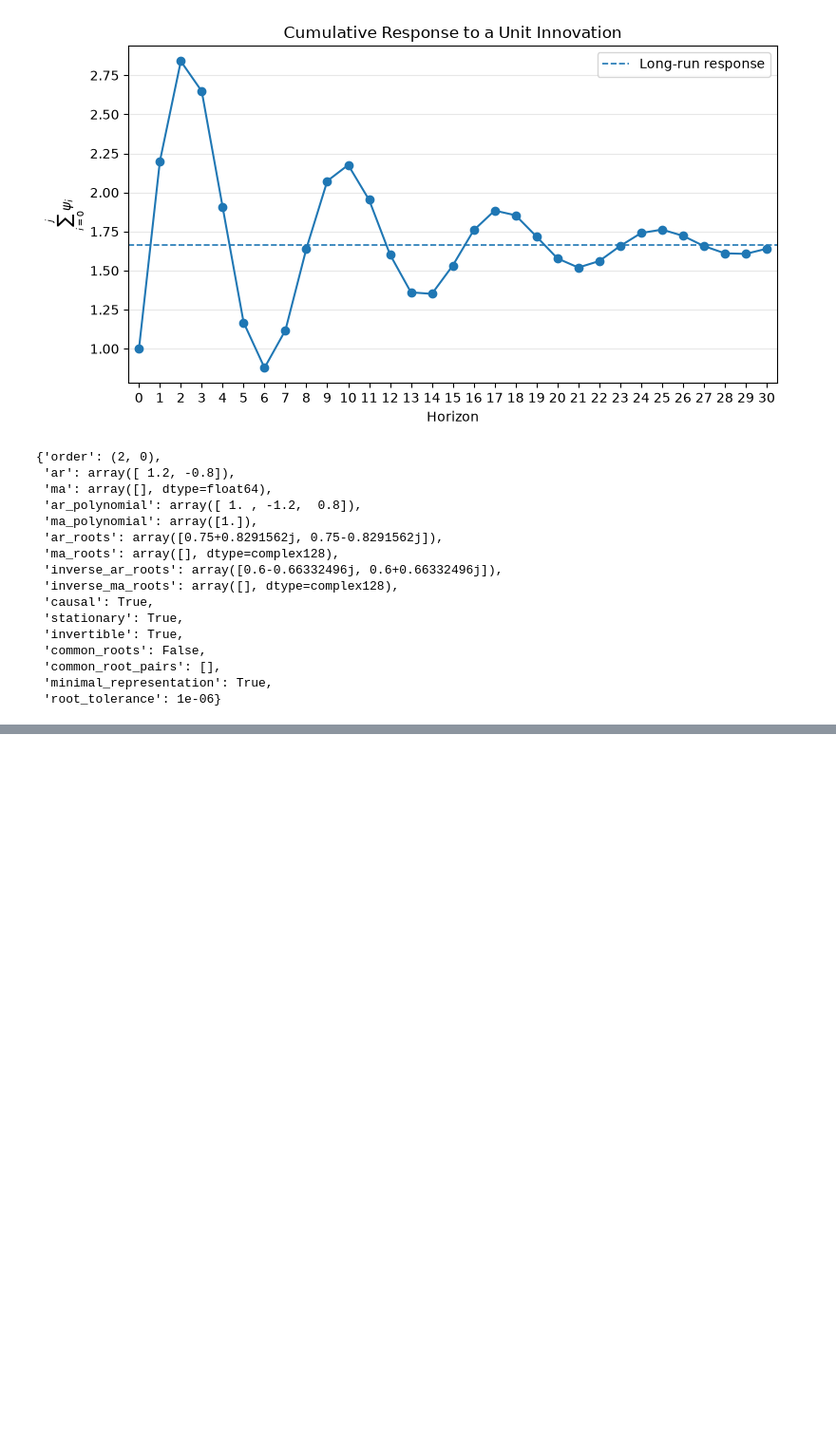
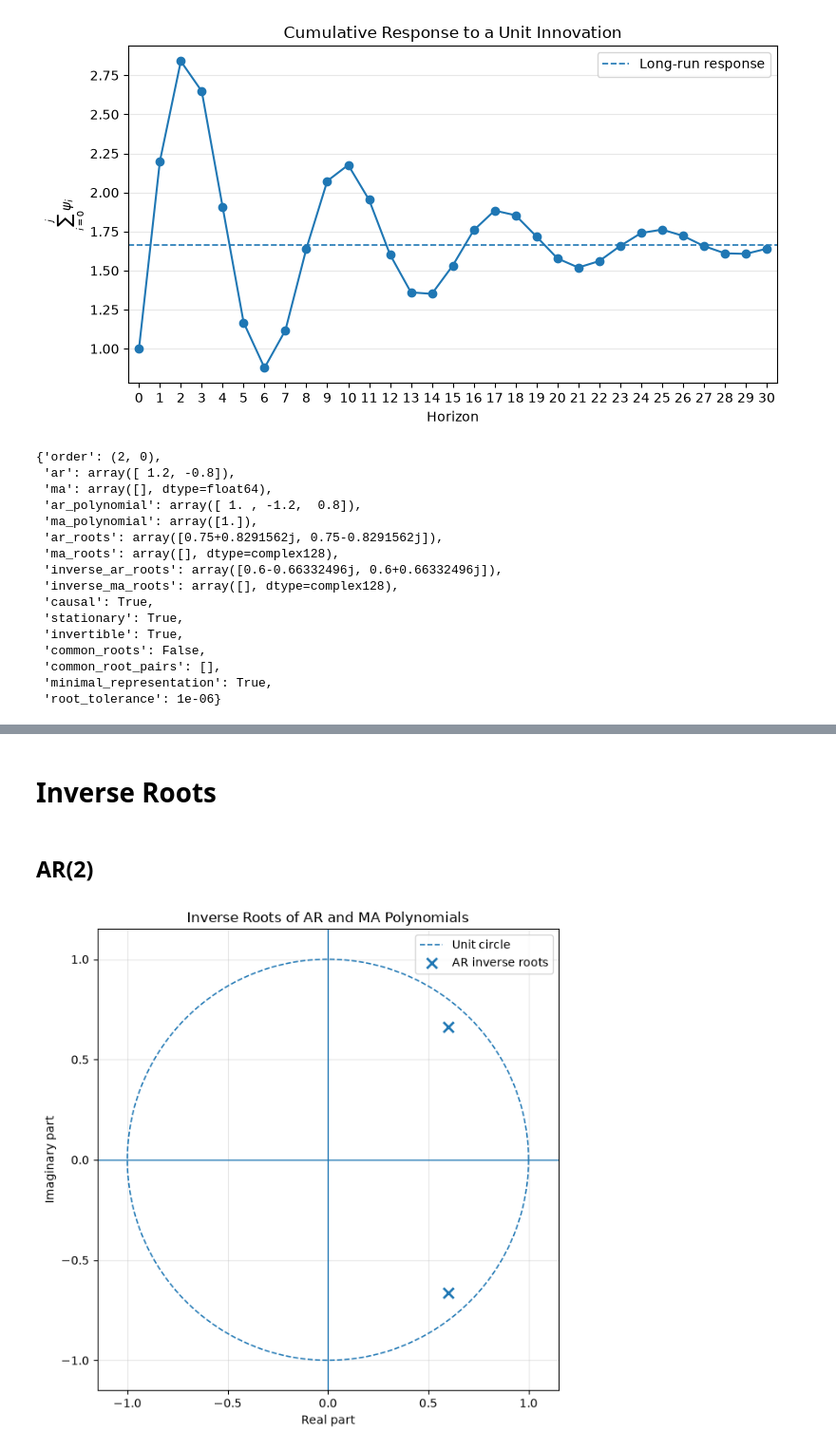
Before and after one commit to maarranz/ARMA-theory, a Jupyter notebook: ARMA_Theory_Demo.ipynb, the cells around one changed output, grey strips where cells are left out. Shown at 95% size. Drawn from its saved outputs; the diff is of its cells as text; code cells hidden in the pictures; blank space fills up the shorter version.

Commit message:
Complete theoretical ARMA library

```diff
--- a/ARMA_Theory_Demo.ipynb
+++ b/ARMA_Theory_Demo.ipynb
@@ -783,3 +777,17 @@ Analysis horizon ......... 30
       28      -0.0466           1.6106
       29      -0.0036           1.6070
       30       0.0329           1.6399
+# %% [markdown]
+# Inverse Roots
+# %% [markdown]
+## AR(2)
+# %%
+ar = [1.2, -0.8]
+ma = []
+
+fig, ax = arma.plot_arma_inverse_roots(
+    ar=ar,
+    ma=ma,
+)
+# %% [output]
+[figure, added]
```
Also changed, not shown: parts of 35 cells of this notebook, 2 other files.
